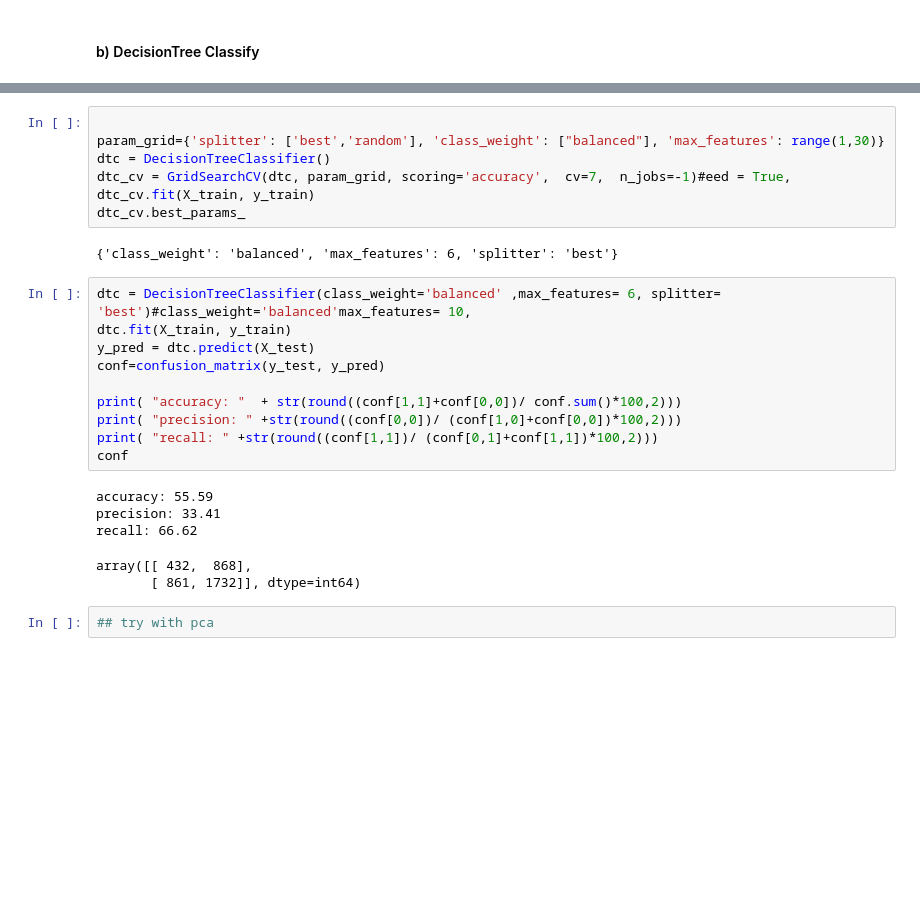
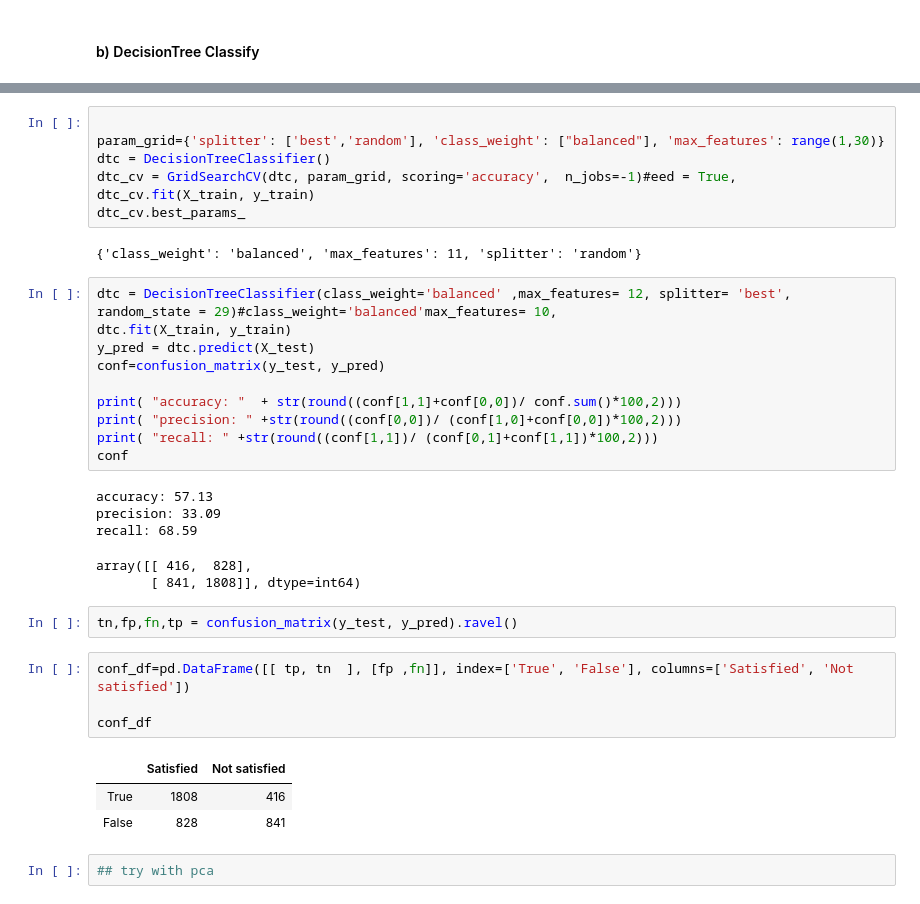
Before and after one commit to ta-data-lis/final-project, a Jupyter notebook: your-project/3_Machine Learning - TRY2.ipynb, the cells around one changed output, grey strips where cells are left out. Cells and saved outputs as stored; diff of their text form; blank space fills up the shorter version.

```diff
--- a/your-project/3_Machine Learning - TRY2.ipynb
+++ b/your-project/3_Machine Learning - TRY2.ipynb
@@ -550,13 +639,13 @@ array([[ 451,  849],
 
 param_grid={'splitter': ['best','random'], 'class_weight': ["balanced"], 'max_features': range(1,30)}
 dtc = DecisionTreeClassifier()
-dtc_cv = GridSearchCV(dtc, param_grid, scoring='accuracy',  cv=7,  n_jobs=-1)#eed = True,
+dtc_cv = GridSearchCV(dtc, param_grid, scoring='accuracy',  n_jobs=-1)#eed = True,
 dtc_cv.fit(X_train, y_train)
 dtc_cv.best_params_
 # %% [output]
-{'class_weight': 'balanced', 'max_features': 6, 'splitter': 'best'}
+{'class_weight': 'balanced', 'max_features': 11, 'splitter': 'random'}
 # %%
-dtc = DecisionTreeClassifier(class_weight='balanced' ,max_features= 6, splitter= 'best')#class_weight='balanced'max_features= 10,
+dtc = DecisionTreeClassifier(class_weight='balanced' ,max_features= 12, splitter= 'best', random_state = 29)#class_weight='balanced'max_features= 10,
 dtc.fit(X_train, y_train)
 y_pred = dtc.predict(X_test)
 conf=confusion_matrix(y_test, y_pred)
@@ -566,11 +655,21 @@ print( "precision: " +str(round((conf[0,0])/ (conf[1,0]+conf[0,0])*100,2)))
 print( "recall: " +str(round((conf[1,1])/ (conf[0,1]+conf[1,1])*100,2)))
 conf
 # %% [output]
-accuracy: 55.59
-precision: 33.41
-recall: 66.62
+accuracy: 57.13
+precision: 33.09
+recall: 68.59
-array([[ 432,  868],
-       [ 861, 1732]], dtype=int64)
+array([[ 416,  828],
+       [ 841, 1808]], dtype=int64)
+# %%
+tn,fp,fn,tp = confusion_matrix(y_test, y_pred).ravel()
+# %%
+conf_df=pd.DataFrame([[ tp, tn  ], [fp ,fn]], index=['True', 'False'], columns=['Satisfied', 'Not satisfied'])
+
+conf_df
+# %% [output]
+|  | Satisfied | Not satisfied |
+| True | 1808 | 416 |
+| False | 828 | 841 |
 # %%
 ## try with pca
 # %%
```
Also changed, not shown: parts of 34 cells of this notebook, 9 other files.
